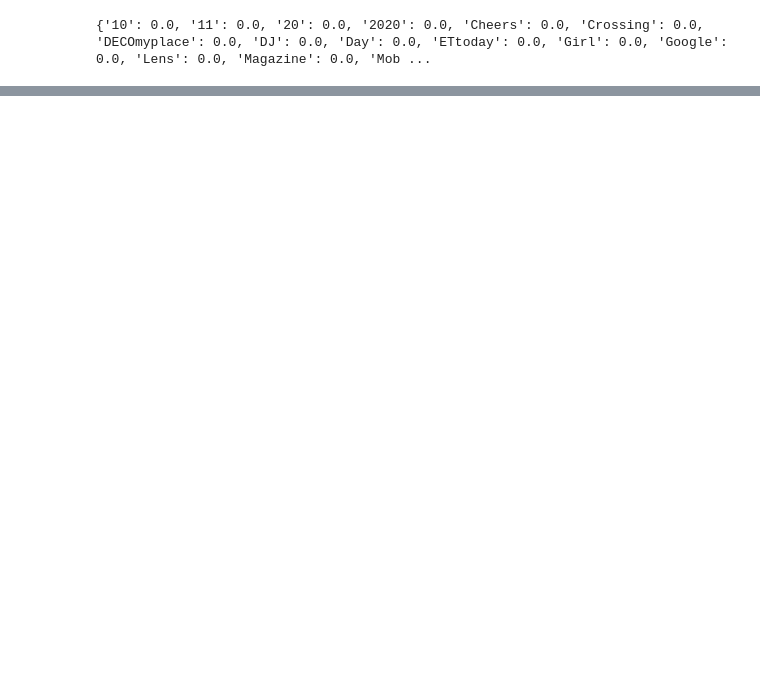
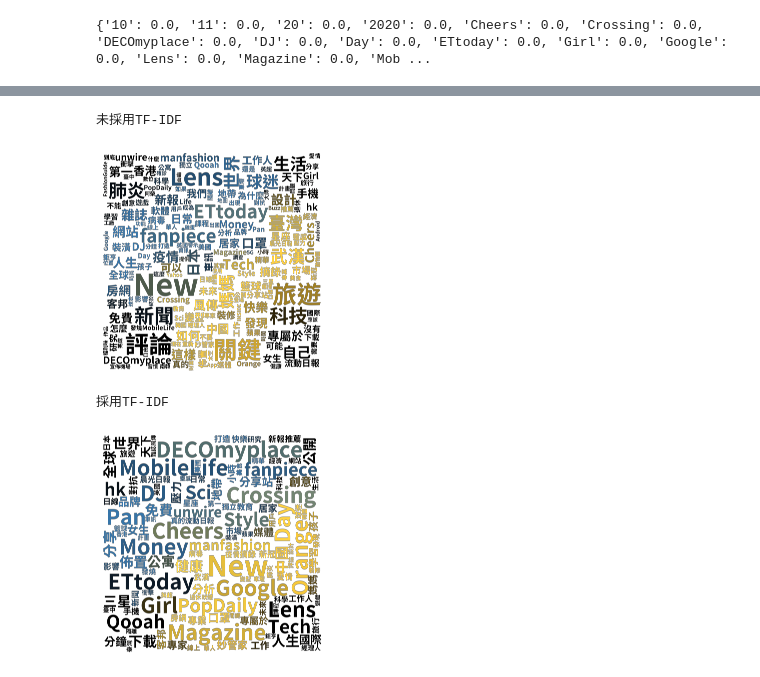
Before and after one commit to FelixYangPersonal/1st-PyCrawlerMarathon, a Jupyter notebook: homework/Day038_040_Independent_Study.ipynb, the cells around one changed output, grey strips where cells are left out. Drawn from its saved outputs; the diff is of its cells as text; code cells hidden in the pictures; blank space fills up the shorter version.

```diff
--- a/homework/Day038_040_Independent_Study.ipynb
+++ b/homework/Day038_040_Independent_Study.ipynb
@@ -1470,8 +1526,7 @@ print(stop_word[:200])
 # %%
-vectorizer = CountVectorizer(lowercase=False stop_words=stop_word, max_df=0.8, min_df=5)
-X = vectorizer.fit_transform(corpus_title)
-print(X.shape)
-print(vectorizer.vocabulary_.keys())
-print(len(vectorizer.vocabulary_.keys()))
+vectorizer_title = CountVectorizer(lowercase=False, stop_words=stop_word, max_df=0.8, min_df=5)
+X_title = vectorizer_title.fit_transform(corpus_title)
+print(X_title.shape)
+print(list(vectorizer_title.vocabulary_.keys())[:200])
 # %% [output]
 (10535, 139)
@@ -1533,0 +1536,8 @@ df_tfidf
+# %%
+tfidf_title = TfidfTransformer()
+tfidf_title_matrix = tfidf_title.fit_transform(X_title)
+# print(tfidf_title.idf_)
+word_title = vectorizer_title.get_feature_names() # 取模型中的所有詞語
+df_idf_title = pd.DataFrame(tfidf_title.idf_, index=word_title, columns=['IDF權重'])
+print(df_idf_title.shape)
+df_idf_title.sort_values(by=list(df_idf_title.columns))[:10]
@@ -1534,10 +1594,12 @@ df_tfidf
 # %%
-weight = tfidf_matrix.toarray() # 將TFIDF矩陣取出來
-tfidf_list = {}
+# 觀看所有TF-IDF分數(dict)
+weight_title = tfidf_title_matrix.toarray() # 將TF-IDF矩陣取出來
+tfidf_title_list = {}
 
-for i in range(len(weight)):
-    for j in range(len(word)):
-        tfidf_list[word[j]] = weight[i][j]
-print(tfidf_list)
+for i in range(len(weight_title)):
+    for j in range(len(word_title)):
+        tfidf_title_list[word_title[j]] = weight_title[i][j]
+#         print(word_title[j], weight_title[i][j])
+print(tfidf_title_list)
 # %% [output]
 {'10': 0.0, '11': 0.0, '20': 0.0, '2020': 0.0, 'Cheers': 0.0, 'Crossing': 0.0, 'DECOmyplace': 0.0, 'DJ': 0.0, 'Day': 0.0, 'ETtoday': 0.0, 'Girl': 0.0, 'Google': 0.0, 'Lens': 0.0, 'Magazine': 0.0, 'Mob ...
@@ -1589,0 +1663,17 @@ plt.show()
+# %%
+# 產生標題的文字雲
+mask = np.array(Image.open('Final/Python_logo_icon.png'))
+font_path = 'Final/SourceHanSansTW-Bold.otf'
+
+# 未採用TF-IDF
+print('未採用TF-IDF')
+generate_wordCloud(mask, corpus_title, font_path, 1500, 750, 'word_cloud_1')
+
+# 採用TF-IDF
+print('採用TF-IDF')
+generate_wordCloud(mask, tfidf_title_list, font_path, 1500, 750, 'word_cloud_2')
+# %% [output]
+未採用TF-IDF
+[figure, added]
+採用TF-IDF
+[figure, added]
```
Also changed, not shown: parts of 41 cells of this notebook.
